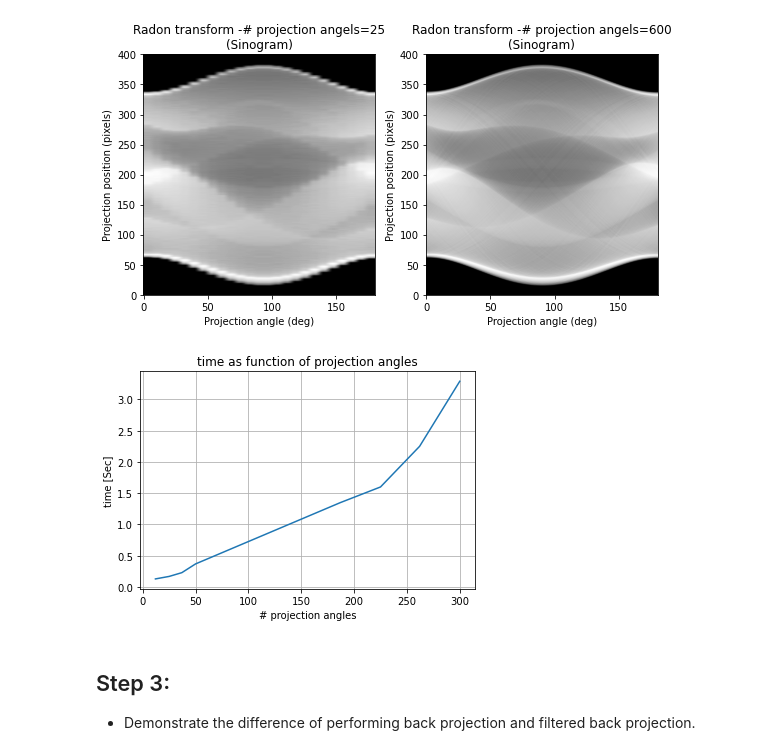
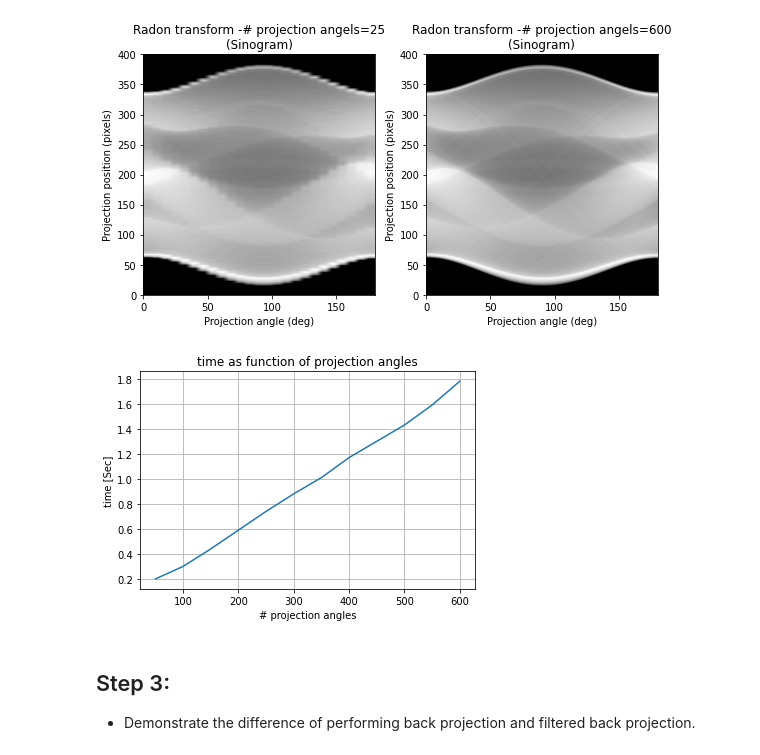
Before and after one commit to livneor207/helfcare, a Jupyter notebook: HW1/HW1_Notebook.ipynb, the cells around one changed output. Drawn from its saved outputs; the diff is of its cells as text; code cells hidden in the pictures.

```diff
--- a/HW1/HW1_Notebook.ipynb
+++ b/HW1/HW1_Notebook.ipynb
@@ -109,34 +109,29 @@ plt.show()
 # %%
 time_list = []
 amount_of_projection_angles_list = []
-for figure_idx in range(0,8):
+for figure_idx in range(1,13):
     # define amount_of_projection_angles
-    if figure_idx<4:
-        amount_of_projection_angles =  int(0.25*(figure_idx+1)*(max(image.shape)/8))
-    else:
-        amount_of_projection_angles =  int(0.75*(figure_idx+1)*(max(image.shape)//8))
+    amount_of_projection_angles = 50 * figure_idx
     amount_of_projection_angles_list.append(amount_of_projection_angles)
 
     # create the sinogram (document how long it took)
     theta = np.linspace(0., 180., amount_of_projection_angles, endpoint=False)
     t1 = time.time()
     sinogram = radon(image, theta=theta)
     radon_time  =  np.round(time.time()-t1,2)
     time_list.append(radon_time)
 
 
-
-
-# Discuess change in run time according to number of projection angles
+# Discuss change in run time according to number of projection angles
 plt.figure()
 plt.plot(amount_of_projection_angles_list, time_list)
 plt.xlabel('# projection angles')
 plt.ylabel('time [Sec]')
 plt.grid()
 plt.title('time as function of projection angles')
 plt.show()
 # %% [output]
-[figure, old version]
+[figure, new version]
 # %% [markdown]
 ## Step 3:
 * Demonstrate the difference of performing back projection and filtered back projection.
```
Also changed, not shown: parts of 2 cells of this notebook.
